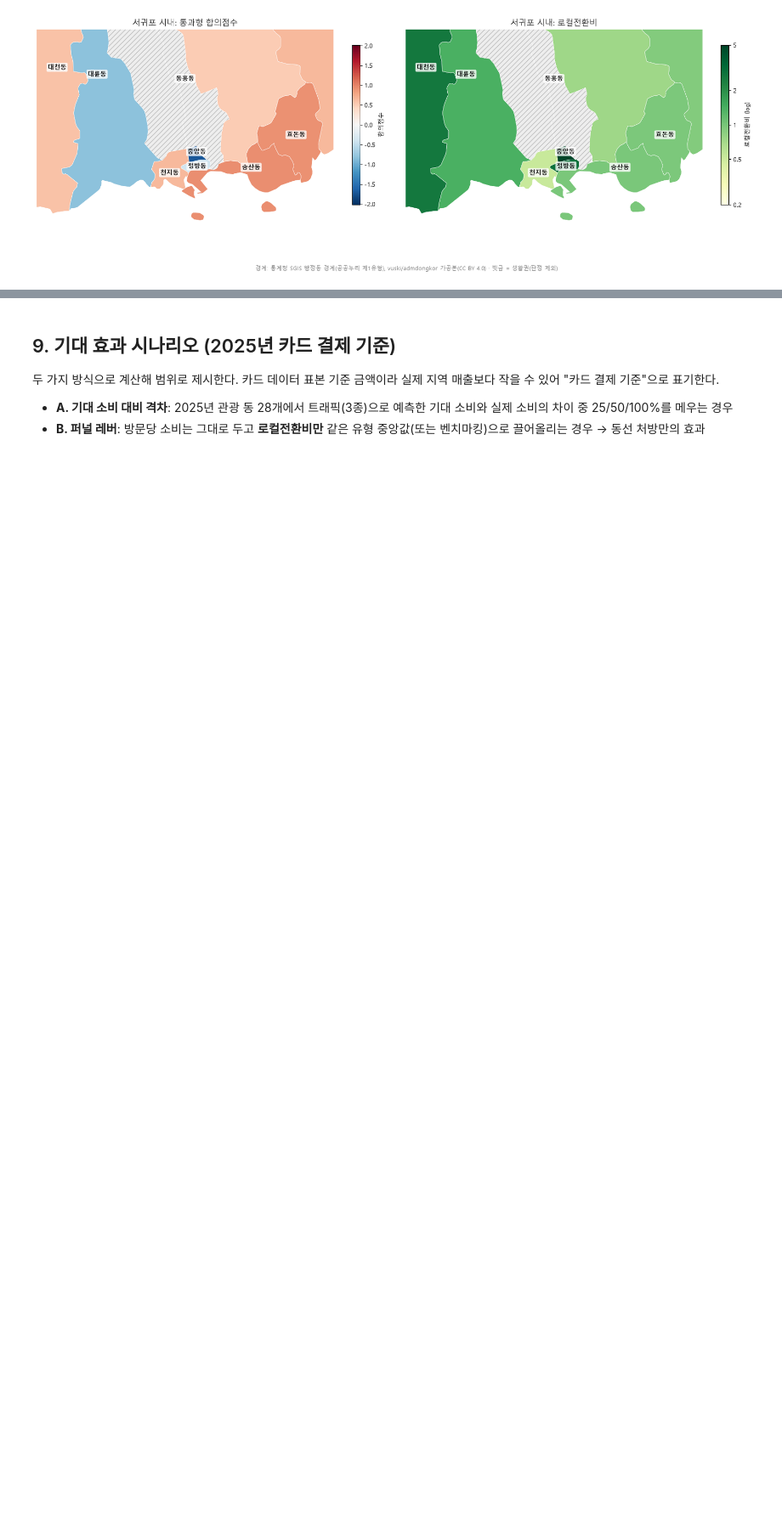
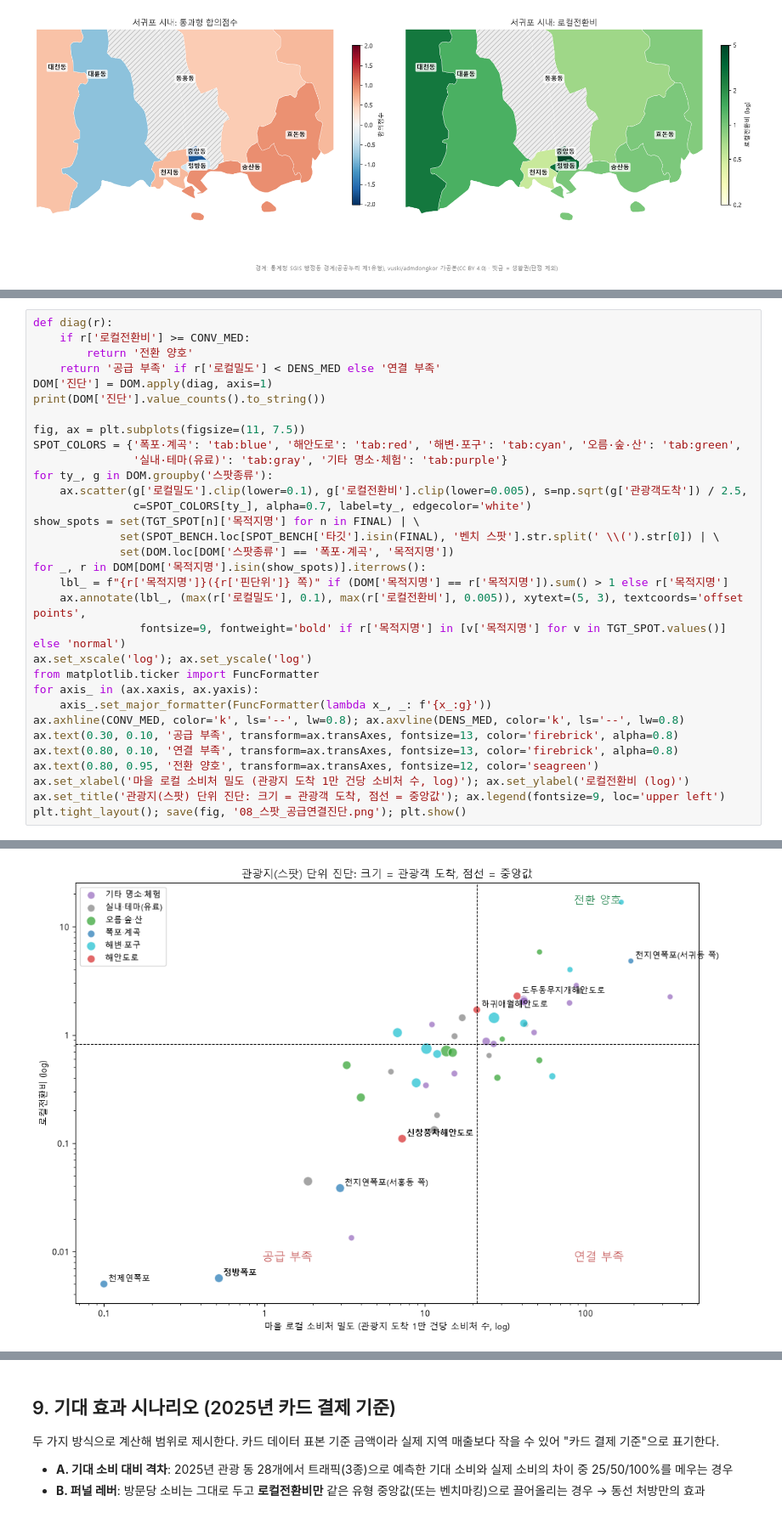
Before and after one commit to DGU-BAF/BAF-26-2-marketing, a Jupyter notebook: 제주_통과형_v5_통합분석.ipynb, the cells around one changed output, grey strips where cells are left out. Shown at 85% size. Cells and saved outputs as stored; diff of their text form; blank space fills up the shorter version.

```diff
--- a/제주_통과형_v5_통합분석.ipynb
+++ b/제주_통과형_v5_통합분석.ipynb
@@ -987,0 +1070,33 @@ plt.tight_layout(rect=(0, 0.03, 1, 1)); save(fig, '07_지도_서귀포시내.png
+# %%
+def diag(r):
+    if r['로컬전환비'] >= CONV_MED:
+        return '전환 양호'
+    return '공급 부족' if r['로컬밀도'] < DENS_MED else '연결 부족'
+DOM['진단'] = DOM.apply(diag, axis=1)
+print(DOM['진단'].value_counts().to_string())
+
+fig, ax = plt.subplots(figsize=(11, 7.5))
+SPOT_COLORS = {'폭포·계곡': 'tab:blue', '해안도로': 'tab:red', '해변·포구': 'tab:cyan', '오름·숲·산': 'tab:green',
+               '실내·테마(유료)': 'tab:gray', '기타 명소·체험': 'tab:purple'}
+for ty_, g in DOM.groupby('스팟종류'):
+    ax.scatter(g['로컬밀도'].clip(lower=0.1), g['로컬전환비'].clip(lower=0.005), s=np.sqrt(g['관광객도착']) / 2.5,
+               c=SPOT_COLORS[ty_], alpha=0.7, label=ty_, edgecolor='white')
+show_spots = set(TGT_SPOT[n]['목적지명'] for n in FINAL) | \
+             set(SPOT_BENCH.loc[SPOT_BENCH['타깃'].isin(FINAL), '벤치 스팟'].str.split(' \\(').str[0]) | \
+             set(DOM.loc[DOM['스팟종류'] == '폭포·계곡', '목적지명'])
+for _, r in DOM[DOM['목적지명'].isin(show_spots)].iterrows():
+    lbl_ = f"{r['목적지명']}({r['핀단위']} 쪽)" if (DOM['목적지명'] == r['목적지명']).sum() > 1 else r['목적지명']
+    ax.annotate(lbl_, (max(r['로컬밀도'], 0.1), max(r['로컬전환비'], 0.005)), xytext=(5, 3), textcoords='offset points',
+                fontsize=9, fontweight='bold' if r['목적지명'] in [v['목적지명'] for v in TGT_SPOT.values()] else 'normal')
+ax.set_xscale('log'); ax.set_yscale('log')
+from matplotlib.ticker import FuncFormatter
+for axis_ in (ax.xaxis, ax.yaxis):
+    axis_.set_major_formatter(FuncFormatter(lambda x_, _: f'{x_:g}'))
+ax.axhline(CONV_MED, color='k', ls='--', lw=0.8); ax.axvline(DENS_MED, color='k', ls='--', lw=0.8)
+ax.text(0.30, 0.10, '공급 부족', transform=ax.transAxes, fontsize=13, color='firebrick', alpha=0.8)
+ax.text(0.80, 0.10, '연결 부족', transform=ax.transAxes, fontsize=13, color='firebrick', alpha=0.8)
+ax.text(0.80, 0.95, '전환 양호', transform=ax.transAxes, fontsize=12, color='seagreen')
+ax.set_xlabel('마을 로컬 소비처 밀도 (관광지 도착 1만 건당 소비처 수, log)'); ax.set_ylabel('로컬전환비 (log)')
+ax.set_title('관광지(스팟) 단위 진단: 크기 = 관광객 도착, 점선 = 중앙값'); ax.legend(fontsize=9, loc='upper left')
+plt.tight_layout(); save(fig, '08_스팟_공급연결진단.png'); plt.show()
+# %% [output]
@@ -987,0 +1107 @@ plt.tight_layout(rect=(0, 0.03, 1, 1)); save(fig, '07_지도_서귀포시내.png
+[figure, added]
```
Also changed, not shown: parts of 12 cells of this notebook, 5 other files.
